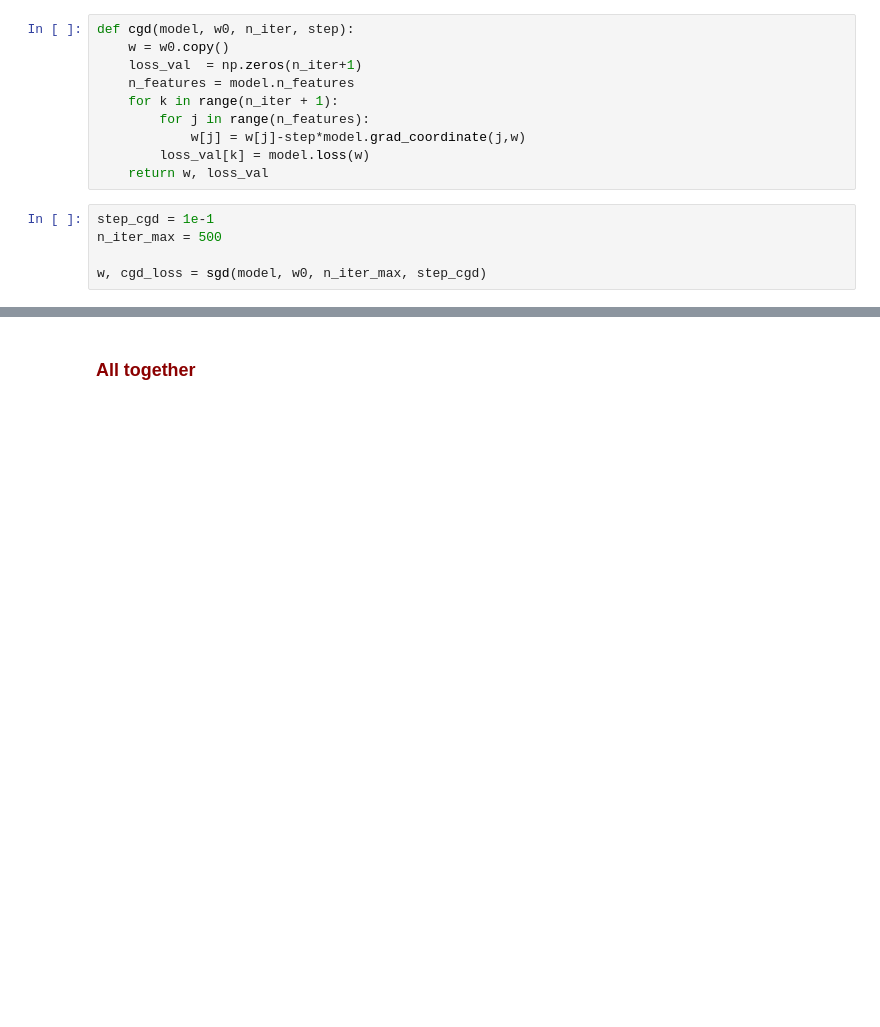
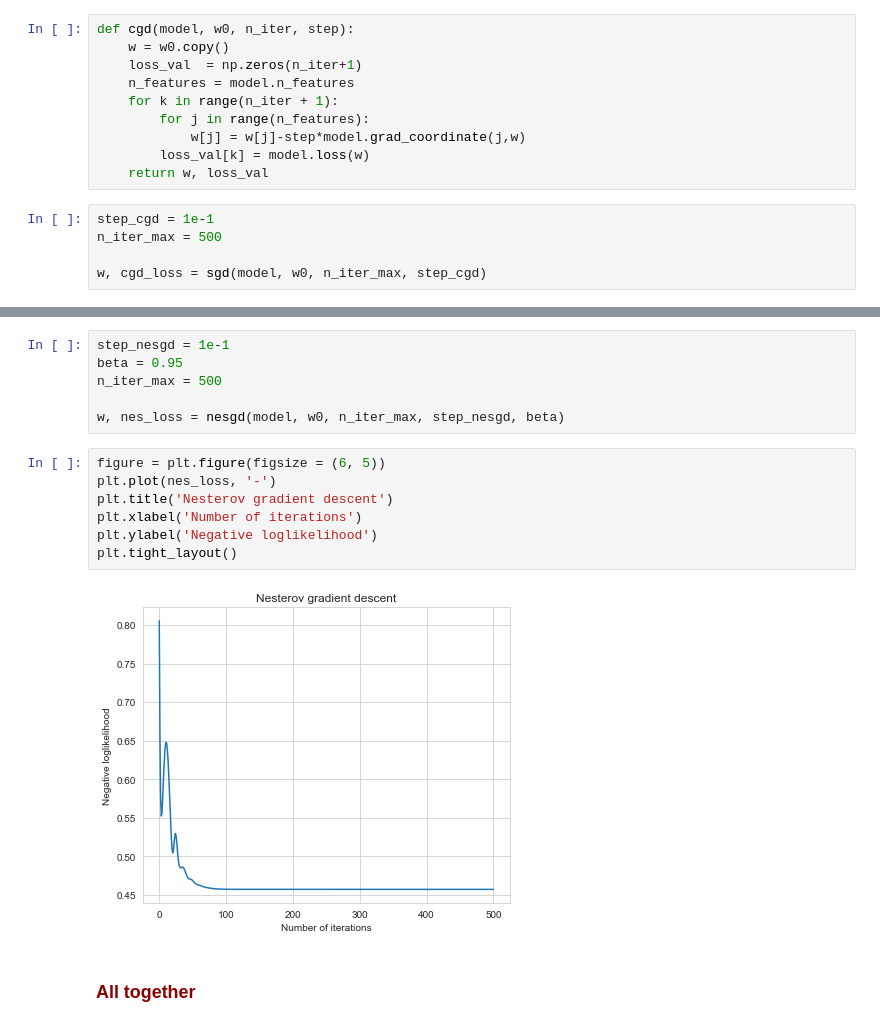
Before and after one commit to sylvainlc/19-map354_share, a Jupyter notebook: 4_Gradient_descent/Lab/Python/gradient_descent.ipynb, the cells around one changed output, grey strips where cells are left out. Cells and saved outputs as stored; diff of their text form; blank space fills up the shorter version.

```diff
--- a/4_Gradient_descent/Lab/Python/gradient_descent.ipynb
+++ b/4_Gradient_descent/Lab/Python/gradient_descent.ipynb
@@ -276,3 +296,18 @@ plt.tight_layout()
+# %%
+step_nesgd = 1e-1
+beta = 0.95
+n_iter_max = 500
+
+w, nes_loss = nesgd(model, w0, n_iter_max, step_nesgd, beta)
+# %%
+figure = plt.figure(figsize = (6, 5))
+plt.plot(nes_loss, '-')
+plt.title('Nesterov gradient descent')
+plt.xlabel('Number of iterations')
+plt.ylabel('Negative loglikelihood')
+plt.tight_layout()
+# %% [output]
+[figure, added]
 # %% [markdown]
 ### <font color=darkred> All together </font>
 # %%
```
Also changed, not shown: parts of 16 cells of this notebook.
